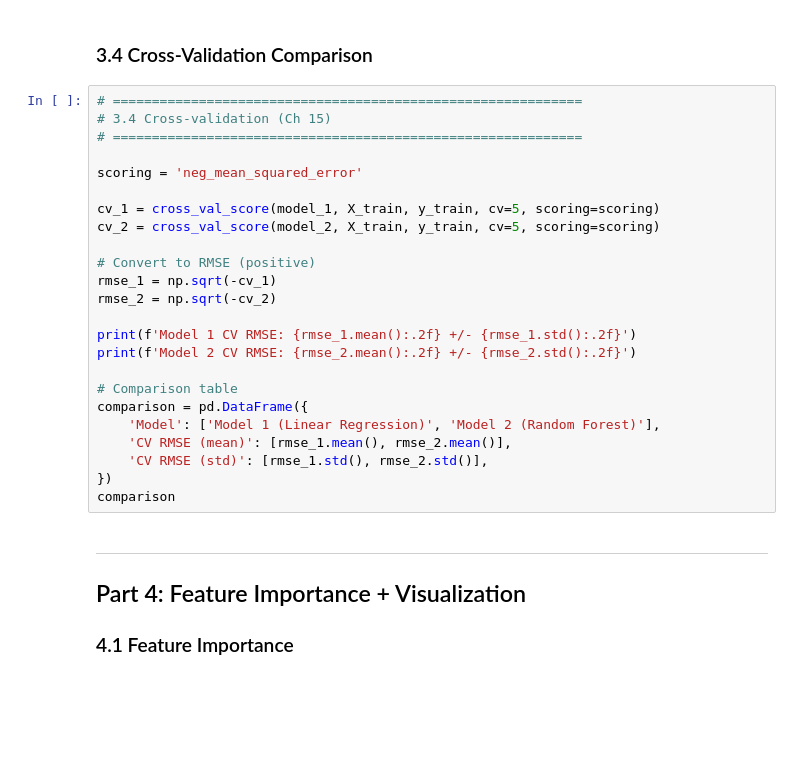
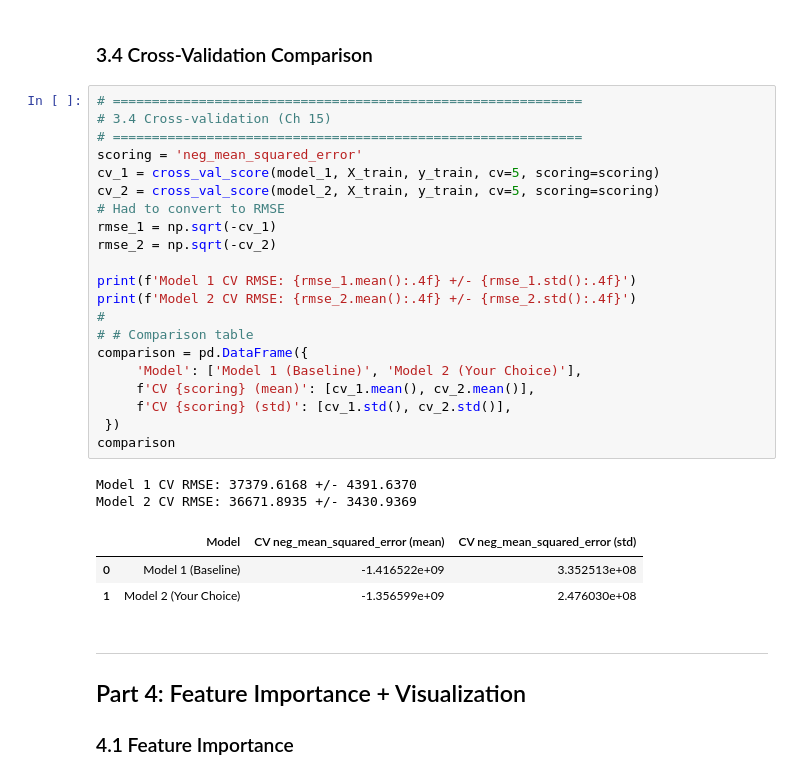
Before and after one commit to annabashlakova/ECON-3916-ML-Prediction-Project-Final-Project, a Jupyter notebook: 3916-final-project-starter (1).ipynb, the cells around one changed output. Drawn from its saved outputs; the diff is of its cells as text; blank space fills up the shorter version.

```diff
--- a/3916-final-project-starter (1).ipynb
+++ b/3916-final-project-starter (1).ipynb
@@ -269,27 +336,30 @@ print(f'R2:   {r2_score(y_test, y_pred_2):.4f}')
 # %%
 # ============================================================
 # 3.4 Cross-validation (Ch 15)
 # ============================================================
-
 scoring = 'neg_mean_squared_error'
-
 cv_1 = cross_val_score(model_1, X_train, y_train, cv=5, scoring=scoring)
 cv_2 = cross_val_score(model_2, X_train, y_train, cv=5, scoring=scoring)
-
-# Convert to RMSE (positive)
+# Had to convert to RMSE
 rmse_1 = np.sqrt(-cv_1)
 rmse_2 = np.sqrt(-cv_2)
 
-print(f'Model 1 CV RMSE: {rmse_1.mean():.2f} +/- {rmse_1.std():.2f}')
-print(f'Model 2 CV RMSE: {rmse_2.mean():.2f} +/- {rmse_2.std():.2f}')
-
-# Comparison table
+print(f'Model 1 CV RMSE: {rmse_1.mean():.4f} +/- {rmse_1.std():.4f}')
+print(f'Model 2 CV RMSE: {rmse_2.mean():.4f} +/- {rmse_2.std():.4f}')
+#
+# # Comparison table
 comparison = pd.DataFrame({
-    'Model': ['Model 1 (Linear Regression)', 'Model 2 (Random Forest)'],
-    'CV RMSE (mean)': [rmse_1.mean(), rmse_2.mean()],
-    'CV RMSE (std)': [rmse_1.std(), rmse_2.std()],
-})
+     'Model': ['Model 1 (Baseline)', 'Model 2 (Your Choice)'],
+     f'CV {scoring} (mean)': [cv_1.mean(), cv_2.mean()],
+     f'CV {scoring} (std)': [cv_1.std(), cv_2.std()],
+ })
 comparison
+# %% [output]
+Model 1 CV RMSE: 37379.6168 +/- 4391.6370
+Model 2 CV RMSE: 36671.8935 +/- 3430.9369
+|  | Model | CV neg_mean_squared_error (mean) | CV neg_mean_squared_error (std) |
+| 0 | Model 1 (Baseline) | -1.416522e+09 | 3.352513e+08 |
+| 1 | Model 2 (Your Choice) | -1.356599e+09 | 2.476030e+08 |
 # %% [markdown]
 ---
 ## Part 4: Feature Importance + Visualization
```
Also changed, not shown: parts of 18 cells of this notebook.
